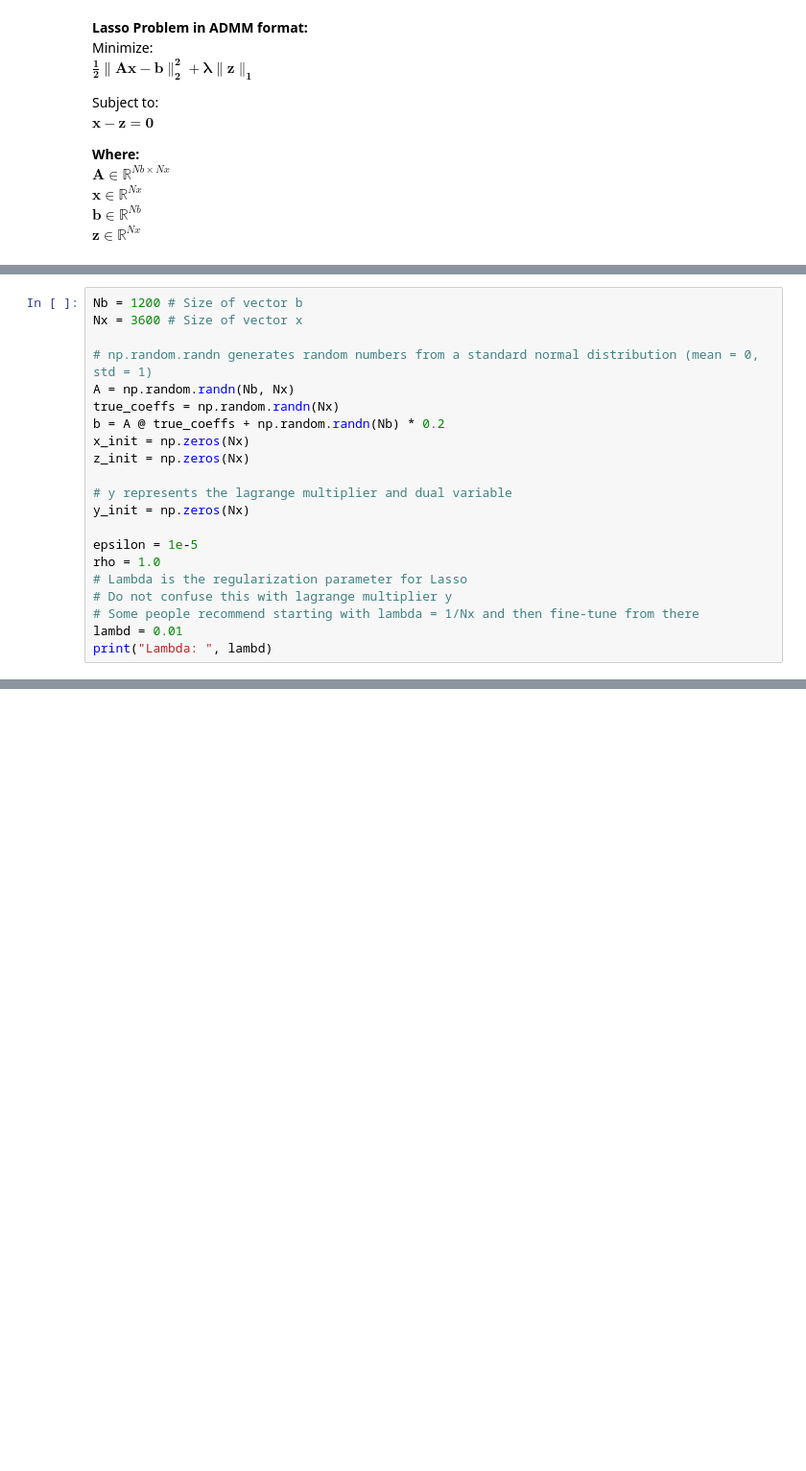
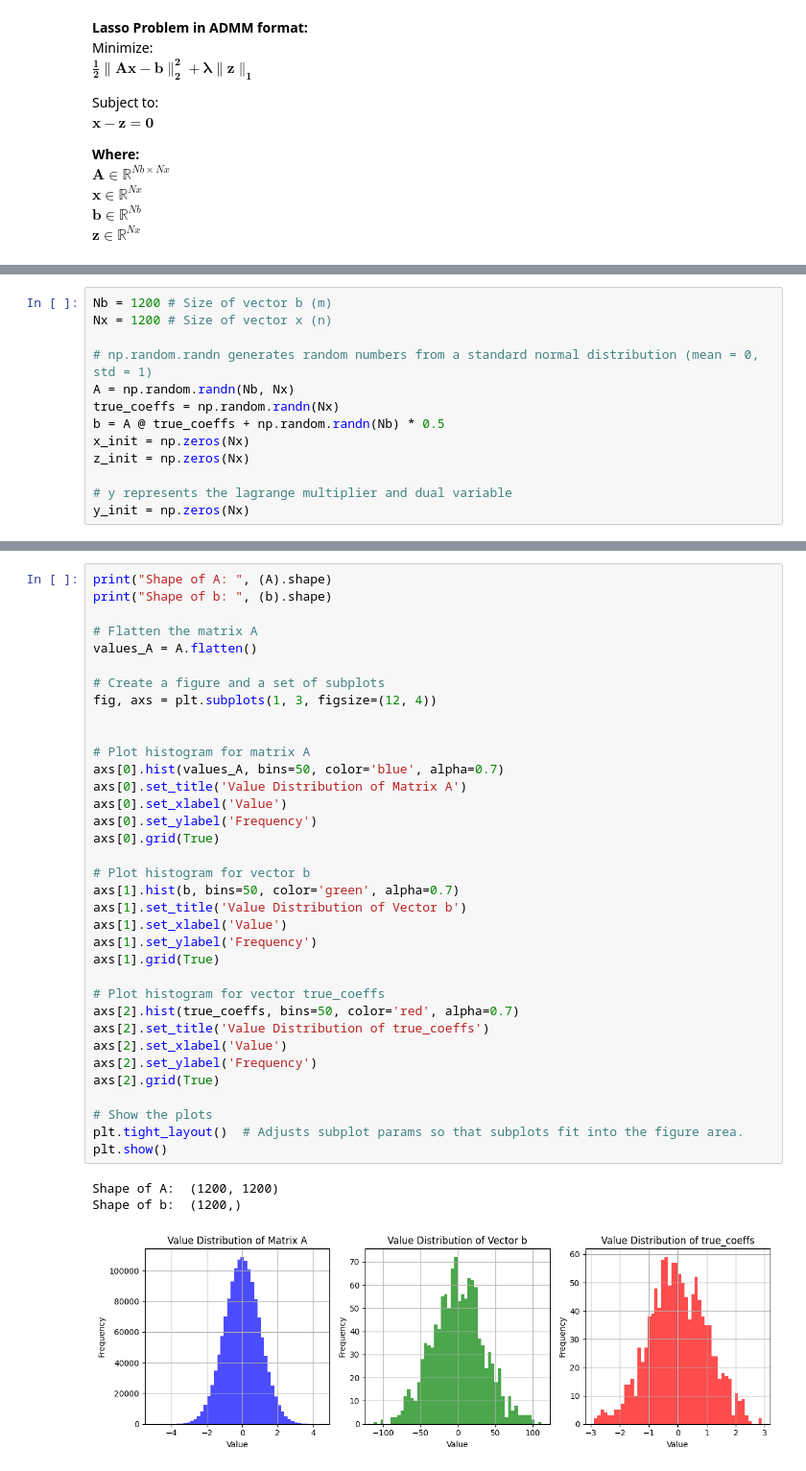
Before and after one commit to TotoroTron/ece509-final, a Jupyter notebook: lasso/lasso.ipynb, the cells around one changed output, grey strips where cells are left out. Shown: that part at 96% size. Drawn from its saved outputs; the diff is of its cells as text; blank space fills up the shorter version.

```diff
--- a/lasso/lasso.ipynb
+++ b/lasso/lasso.ipynb
@@ -33,21 +37,13 @@ $ \mathbf{z} \in \mathbb{R}^{Nx} $
 # %%
-Nb = 1200 # Size of vector b
-Nx = 3600 # Size of vector x
+Nb = 1200 # Size of vector b (m)
+Nx = 1200 # Size of vector x (n)
 
 # np.random.randn generates random numbers from a standard normal distribution (mean = 0, std = 1)
 A = np.random.randn(Nb, Nx)
 true_coeffs = np.random.randn(Nx)
-b = A @ true_coeffs + np.random.randn(Nb) * 0.2
+b = A @ true_coeffs + np.random.randn(Nb) * 0.5
 x_init = np.zeros(Nx)
 z_init = np.zeros(Nx)
 
 # y represents the lagrange multiplier and dual variable
 y_init = np.zeros(Nx)
-
-epsilon = 1e-5
-rho = 1.0
-# Lambda is the regularization parameter for Lasso
-# Do not confuse this with lagrange multiplier y
-# Some people recommend starting with lambda = 1/Nx and then fine-tune from there
-lambd = 0.01
-print("Lambda: ", lambd)
@@ -82,0 +52,39 @@ Shape of A.T * b:  (3600,)
+# %%
+print("Shape of A: ", (A).shape)
+print("Shape of b: ", (b).shape)
+
+# Flatten the matrix A
+values_A = A.flatten()
+
+# Create a figure and a set of subplots
+fig, axs = plt.subplots(1, 3, figsize=(12, 4))
+
+
+# Plot histogram for matrix A
+axs[0].hist(values_A, bins=50, color='blue', alpha=0.7)
+axs[0].set_title('Value Distribution of Matrix A')
+axs[0].set_xlabel('Value')
+axs[0].set_ylabel('Frequency')
+axs[0].grid(True)
+
+# Plot histogram for vector b
+axs[1].hist(b, bins=50, color='green', alpha=0.7)
+axs[1].set_title('Value Distribution of Vector b')
+axs[1].set_xlabel('Value')
+axs[1].set_ylabel('Frequency')
+axs[1].grid(True)
+
+# Plot histogram for vector true_coeffs
+axs[2].hist(true_coeffs, bins=50, color='red', alpha=0.7)
+axs[2].set_title('Value Distribution of true_coeffs')
+axs[2].set_xlabel('Value')
+axs[2].set_ylabel('Frequency')
+axs[2].grid(True)
+
+# Show the plots
+plt.tight_layout()  # Adjusts subplot params so that subplots fit into the figure area.
+plt.show()
+# %% [output]
+Shape of A:  (1200, 1200)
+Shape of b:  (1200,)
+[figure, added]
```
Also changed, not shown: parts of 17 cells of this notebook, 1 other file.
